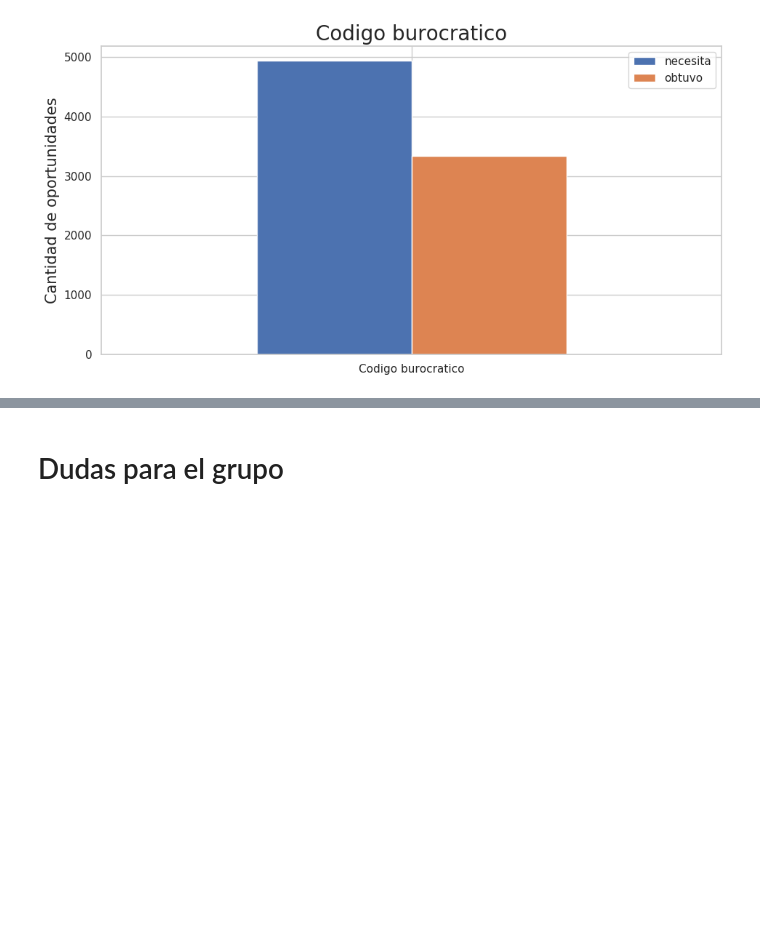
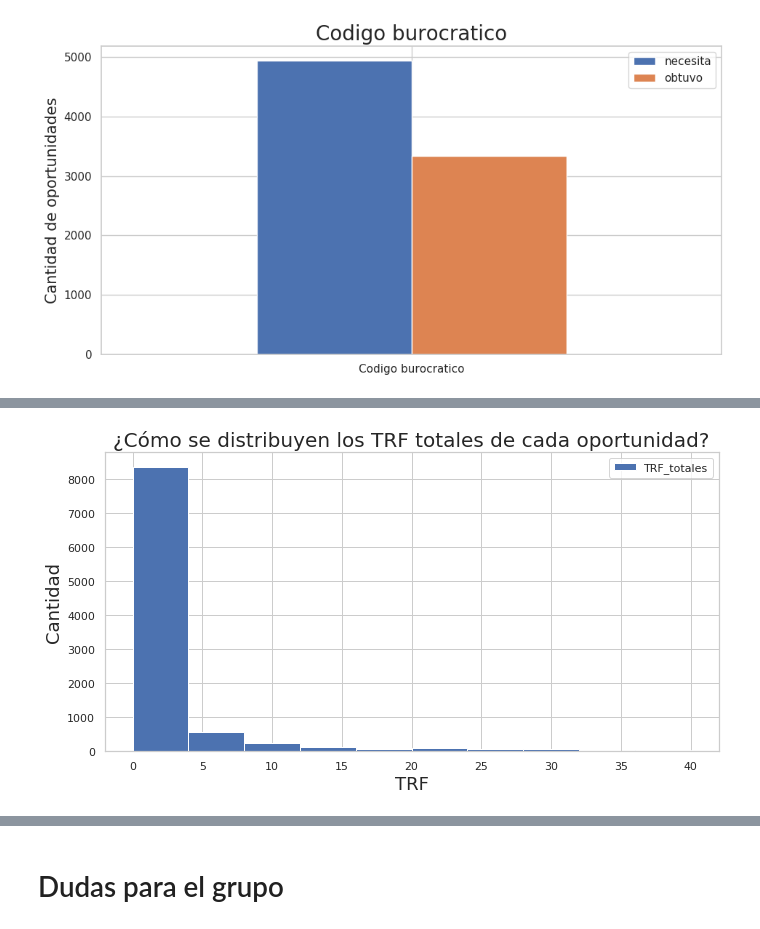
Before and after one commit to germanbc/Organizacion-de-Datos-2c2020-TP1, a Jupyter notebook: TP1 - German.ipynb, the cells around one changed output, grey strips where cells are left out. Saved outputs shown, nothing was run; the diff lists cells and outputs as text; code cells hidden in the pictures; blank space fills up the shorter version.

```diff
--- a/TP1 - German.ipynb
+++ b/TP1 - German.ipynb
@@ -105,3 +98,8 @@ eci['Cantidad_de_Productos_por_Oportunidad'] = eci.groupby('Opportunity_ID')['ID
+# %%
+#Nuevas columnas que voy a usar después
+eci['Cantidad_de_Productos_por_Oportunidad'] = eci.groupby('Opportunity_ID')['ID'].transform('count')
+eci['TRF_totales'] = eci.groupby('Opportunity_ID')['TRF'].transform('sum')
+eci['TRF_promedioDeLaOportunidad'] = eci.groupby('Opportunity_ID')['TRF'].transform('mean')
 # %%
 #Columna inservible
 eci['Actual_Delivery_Date'].value_counts()
@@ -350,0 +475,10 @@ Text(0, 0.5, 'Cantidad de oportunidades')
+# %%
+#Con el limite que puse en el rango se ve mejor, aunque no estoy teniendo en cuenta los valores mas grandes
+#que se hacen cada vez mas chicos
+eciOp[['TRF_totales']].plot(kind='hist',figsize=(11,5.5),range=[0,40])
+g=plt.gca()
+g.set_title("¿Cómo se distribuyen los TRF totales de cada oportunidad?",fontsize=20);
+g.set_xlabel("TRF", fontsize=18);
+g.set_ylabel("Cantidad", fontsize=18);
+# %% [output]
+[figure, added]
```
Also changed, not shown: parts of 20 cells of this notebook.
